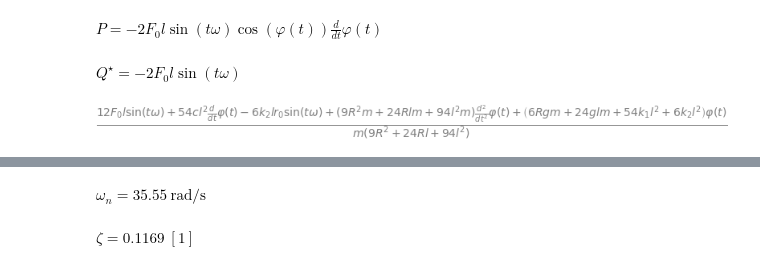
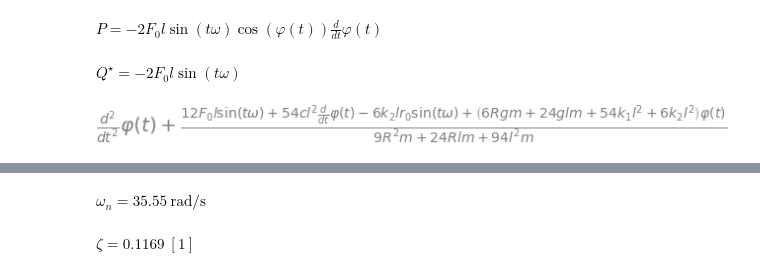
Before and after one commit to barnabaspiri/RezgestanPython, a Jupyter notebook: nyolcadik_het/gyak_8.ipynb, the cells around one changed output, grey strips where cells are left out. Cells and saved outputs as stored; diff of their text form; code cells hidden in the pictures.

Commit message:
ratsimp() hozzáadva

```diff
--- a/nyolcadik_het/gyak_8.ipynb
+++ b/nyolcadik_het/gyak_8.ipynb
@@ -136,16 +136,16 @@ $\displaystyle Q^\star = - 2 F_{0} l \sin{\left(t ω \right)}$
 # %%
 ## A mozgásegyenlet, egy oldalra rendezve
 
 eom = (T.diff(φ.diff(t))).diff(t) - T.diff(φ) + D.diff(φ.diff(t)) + U.diff(φ) - Q
 eom = eom.subs([(sp.sin(φ),φ),(sp.cos(φ),1)]) # linearizálás
 eom = eom.expand().collect(φ)  # kis rendezés
 eom = (eom/eom.coeff(φ.diff(t,2))).expand() # leosztás a főegyütthatóval és rendezés
 
 # Egyelőre nem találtam módját, hogy a sympy szépen kezelje a mozgásegyenlet kiíratását, ez a legjobb
 # amire jutottam (egy oldalra rendezve)
-eom.simplify().collect(φ)
+display(eom.ratsimp().collect(φ))
 # %% [output]
-[figure, old version]
+[figure, new version]
 # %%
 # A csillapítási tényező, a körfrekvenciák, és a statikus kitérés számolása:
 
```
Also changed, not shown: parts of 1 cell of this notebook, 2 other files.
